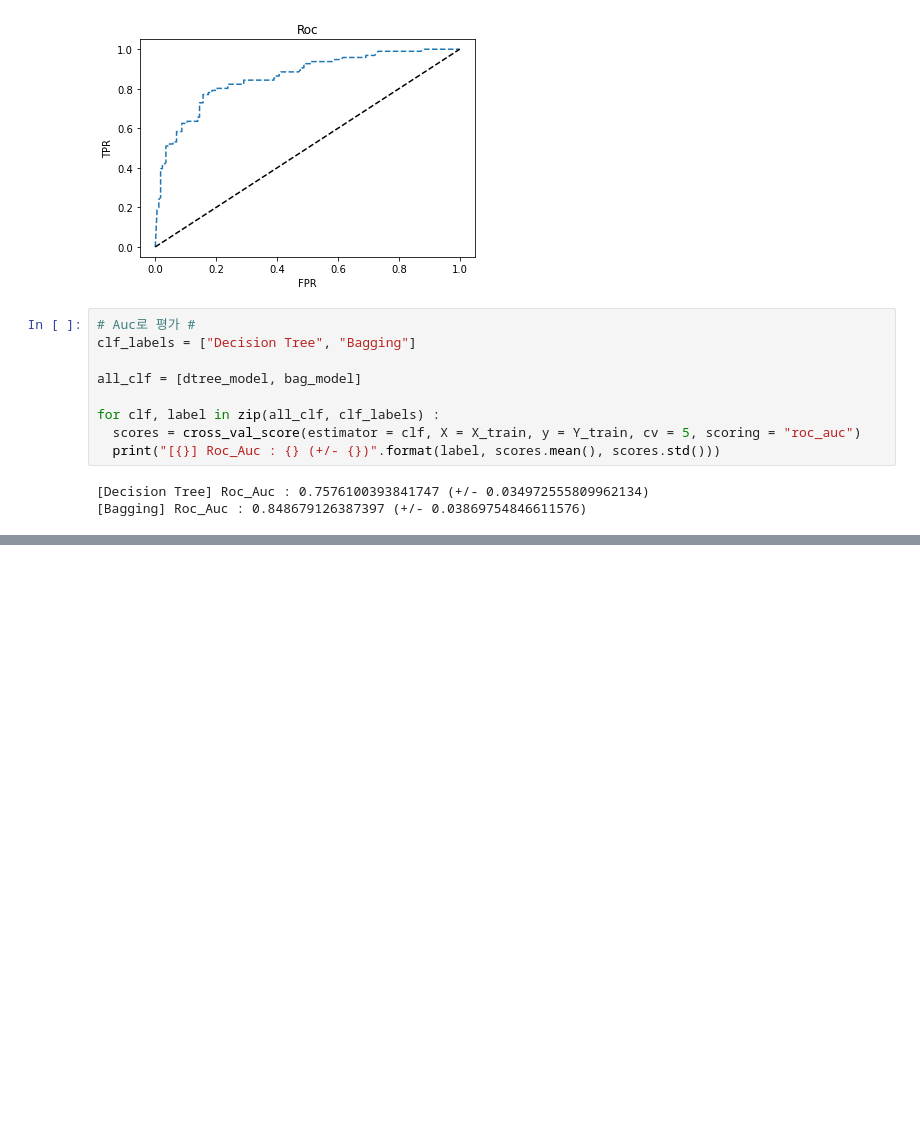
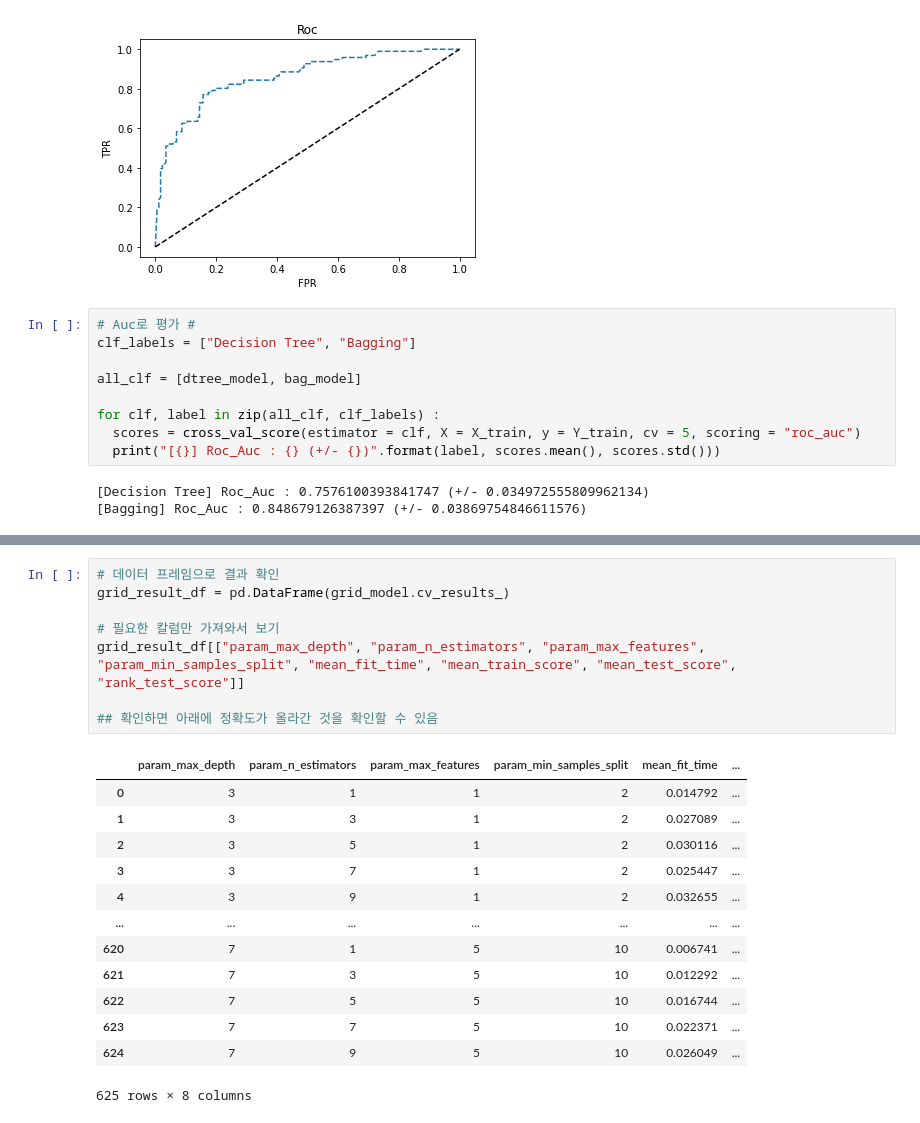
Before and after one commit to ksclown/How-to-use-GUI-in-Colab, a Jupyter notebook: [ML] Ensemble.ipynb, the cells around one changed output, grey strips where cells are left out. Saved outputs shown, nothing was run; the diff lists cells and outputs as text; blank space fills up the shorter version.

```diff
--- a/[ML] Ensemble.ipynb
+++ b/[ML] Ensemble.ipynb
@@ -593,0 +689,22 @@ Test  Set Score1 : 0.40508043615422573
+# %%
+# 데이터 프레임으로 결과 확인
+grid_result_df = pd.DataFrame(grid_model.cv_results_)
+
+# 필요한 칼럼만 가져와서 보기
+grid_result_df[["param_max_depth", "param_n_estimators", "param_max_features", "param_min_samples_split", "mean_fit_time", "mean_train_score", "mean_test_score", "rank_test_score"]]
+
+## 확인하면 아래에 정확도가 올라간 것을 확인할 수 있음
+# %% [output]
+|  | param_max_depth | param_n_estimators | param_max_features | param_min_samples_split | mean_fit_time | ... |
+| 0 | 3 | 1 | 1 | 2 | 0.014792 | ... |
+| 1 | 3 | 3 | 1 | 2 | 0.027089 | ... |
+| 2 | 3 | 5 | 1 | 2 | 0.030116 | ... |
+| 3 | 3 | 7 | 1 | 2 | 0.025447 | ... |
+| 4 | 3 | 9 | 1 | 2 | 0.032655 | ... |
+| ... | ... | ... | ... | ... | ... | ... |
+| 620 | 7 | 1 | 5 | 10 | 0.006741 | ... |
+| 621 | 7 | 3 | 5 | 10 | 0.012292 | ... |
+| 622 | 7 | 5 | 5 | 10 | 0.016744 | ... |
+| 623 | 7 | 7 | 5 | 10 | 0.022371 | ... |
+| 624 | 7 | 9 | 5 | 10 | 0.026049 | ... |
+625 rows × 8 columns
```
Also changed, not shown: parts of 35 cells of this notebook.
